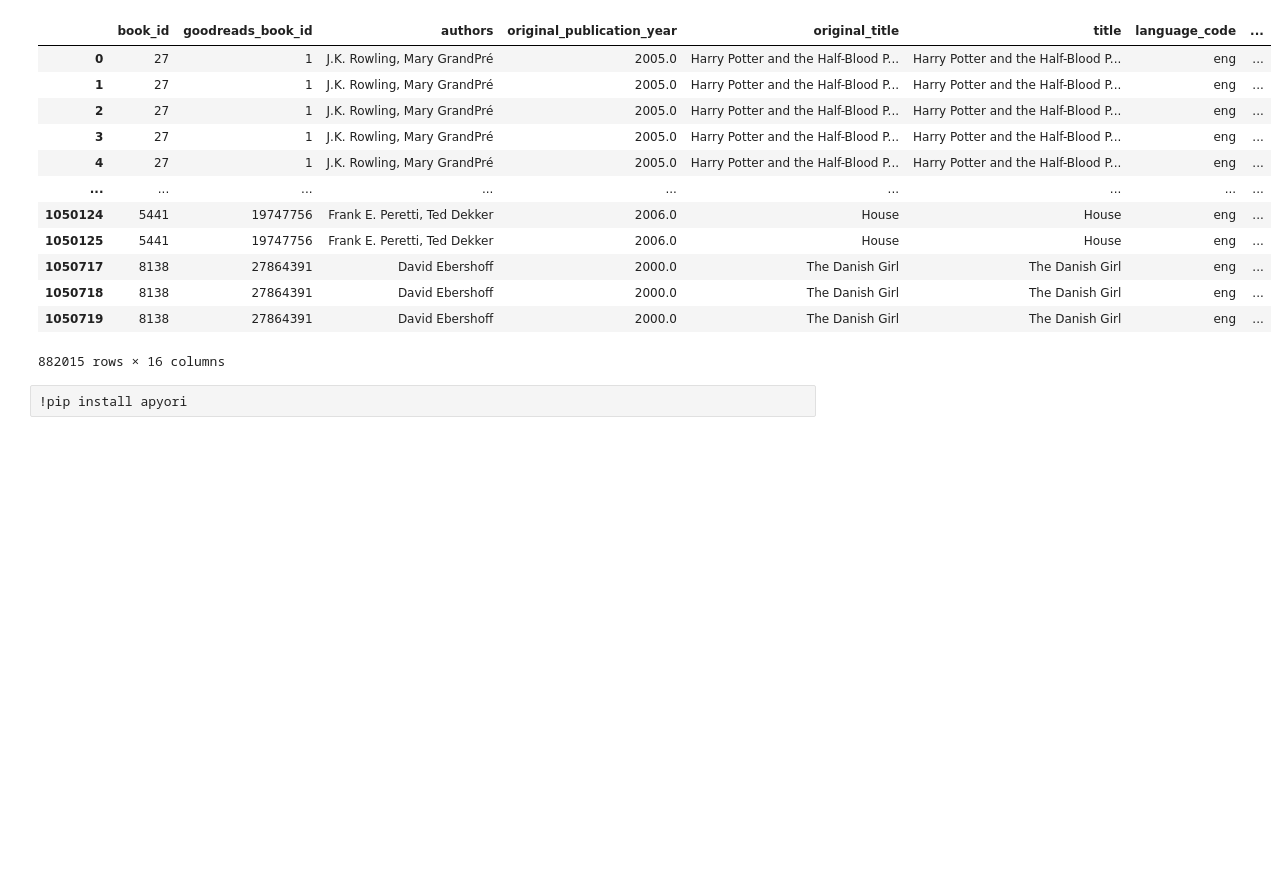
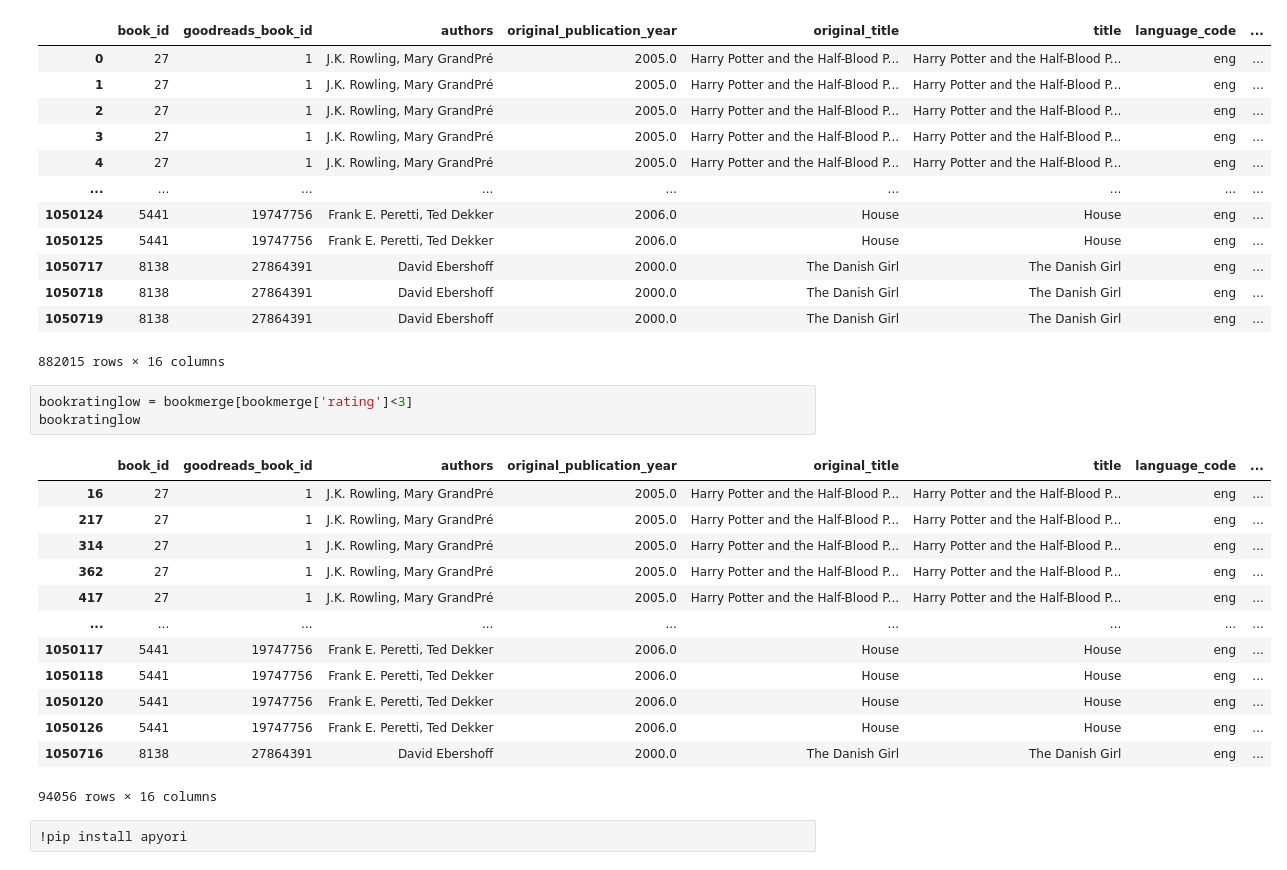
Before and after one commit to Toeylik/kku_data_mining, a Jupyter notebook: Project.ipynb, the cells around one changed output. Cells and saved outputs as stored; diff of their text form; blank space fills up the shorter version.

```diff
--- a/Project.ipynb
+++ b/Project.ipynb
@@ -136,6 +136,23 @@ bookratinghigh
 | 1050718 | 8138 | 27864391 | David Ebershoff | 2000.0 | The Danish Girl | The Danish Girl | eng | ... |
 | 1050719 | 8138 | 27864391 | David Ebershoff | 2000.0 | The Danish Girl | The Danish Girl | eng | ... |
 882015 rows × 16 columns
+# %%
+bookratinglow = bookmerge[bookmerge['rating']<3]
+bookratinglow
+# %% [output]
+|  | book_id | goodreads_book_id | authors | original_publication_year | original_title | title | language_code | ... |
+| 16 | 27 | 1 | J.K. Rowling, Mary GrandPré | 2005.0 | Harry Potter and the Half-Blood P... | Harry Potter and the Half-Blood P... | eng | ... |
+| 217 | 27 | 1 | J.K. Rowling, Mary GrandPré | 2005.0 | Harry Potter and the Half-Blood P... | Harry Potter and the Half-Blood P... | eng | ... |
+| 314 | 27 | 1 | J.K. Rowling, Mary GrandPré | 2005.0 | Harry Potter and the Half-Blood P... | Harry Potter and the Half-Blood P... | eng | ... |
+| 362 | 27 | 1 | J.K. Rowling, Mary GrandPré | 2005.0 | Harry Potter and the Half-Blood P... | Harry Potter and the Half-Blood P... | eng | ... |
+| 417 | 27 | 1 | J.K. Rowling, Mary GrandPré | 2005.0 | Harry Potter and the Half-Blood P... | Harry Potter and the Half-Blood P... | eng | ... |
+| ... | ... | ... | ... | ... | ... | ... | ... | ... |
+| 1050117 | 5441 | 19747756 | Frank E. Peretti, Ted Dekker | 2006.0 | House | House | eng | ... |
+| 1050118 | 5441 | 19747756 | Frank E. Peretti, Ted Dekker | 2006.0 | House | House | eng | ... |
+| 1050120 | 5441 | 19747756 | Frank E. Peretti, Ted Dekker | 2006.0 | House | House | eng | ... |
+| 1050126 | 5441 | 19747756 | Frank E. Peretti, Ted Dekker | 2006.0 | House | House | eng | ... |
+| 1050716 | 8138 | 27864391 | David Ebershoff | 2000.0 | The Danish Girl | The Danish Girl | eng | ... |
+94056 rows × 16 columns
 # %%
 !pip install apyori
 # %% [output]
```
Also changed, not shown: parts of 6 cells of this notebook.
